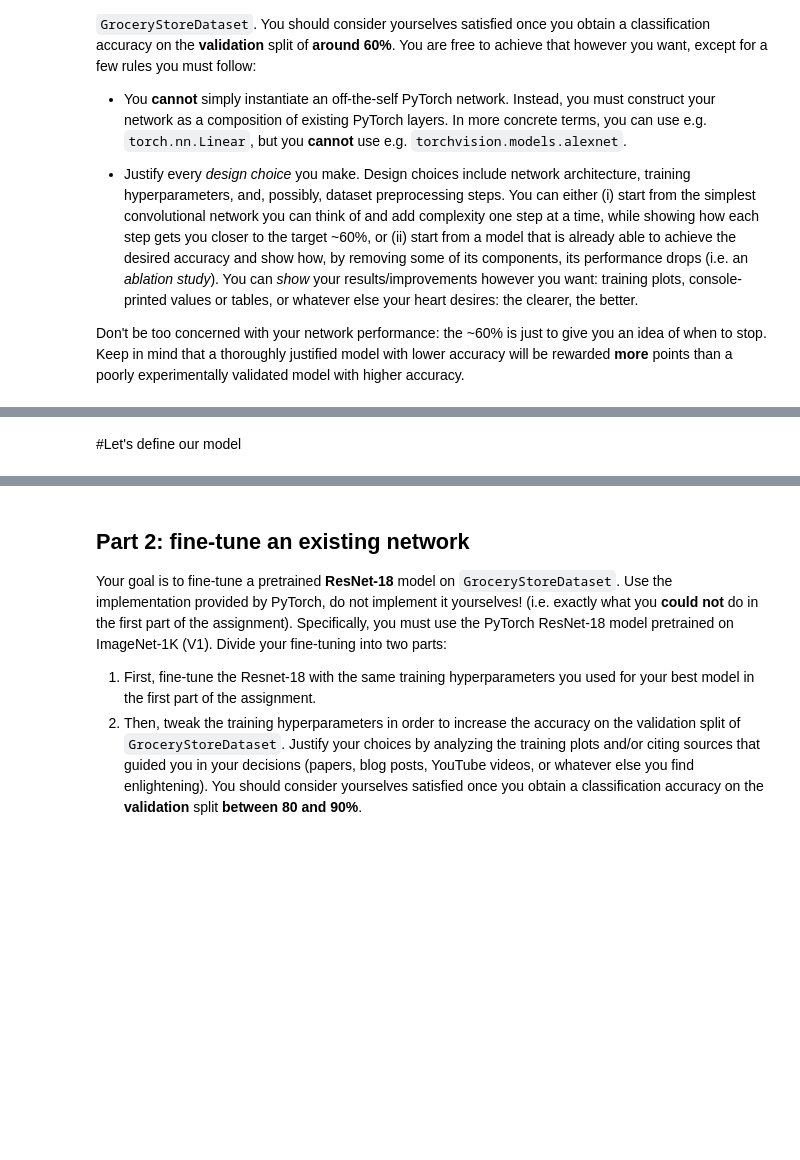
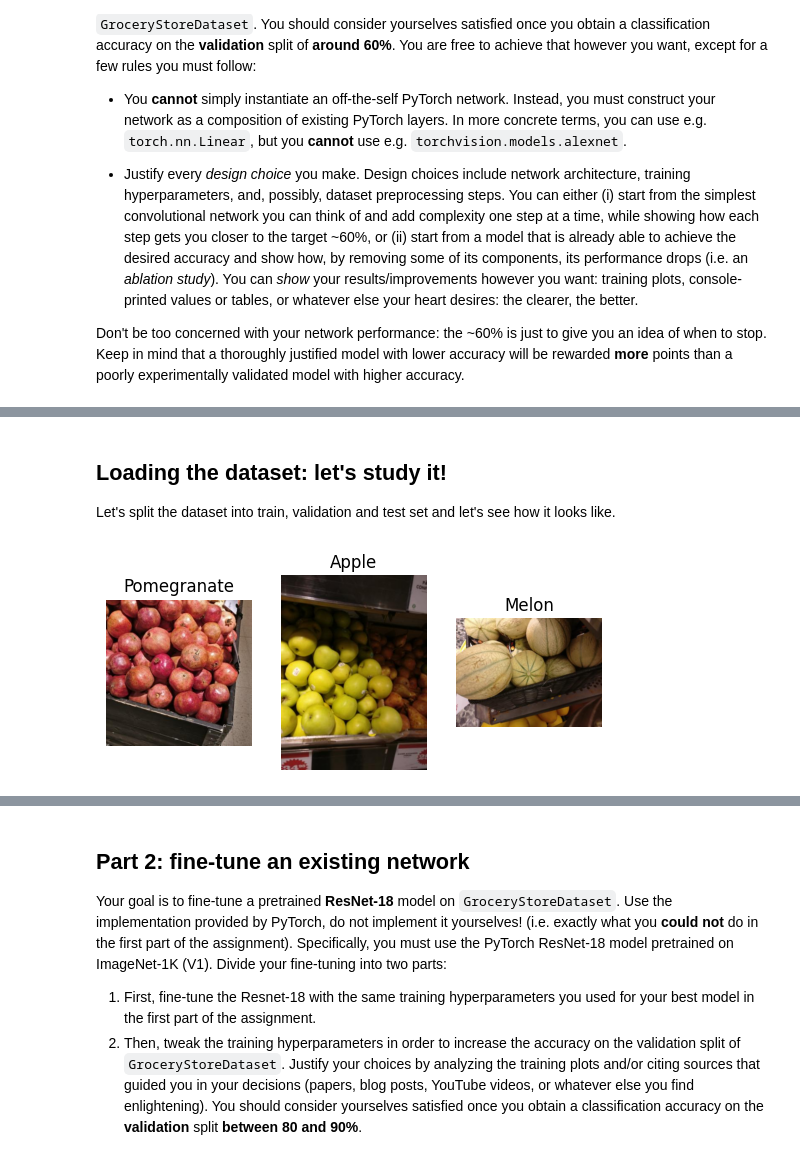
Before and after one commit to ncridlig/IPCV-UniBo, a Jupyter notebook: module2/assignment_module_2.ipynb, the cells around one changed output, grey strips where cells are left out. Drawn from its saved outputs; the diff is of its cells as text; code cells hidden in the pictures; blank space fills up the shorter version.

```diff
--- a/module2/assignment_module_2.ipynb
+++ b/module2/assignment_module_2.ipynb
@@ -184,20 +315,0 @@ test_dataset = GroceryStoreDataset(split='test', transform=transform)
-# %%
-shapes = []
-idxs = []
-count = 0
-for i in range(len(train_dataset)):
-  if train_dataset[i][0].shape not in shapes:
-    shapes.append(train_dataset[i][0].shape)
-    idxs.append(i)
-
-list(zip(shapes, idxs))
-# %%
-# Since I applied normalization as a transformation, the images are dark. try to see how it impacts
-
-_, ax = plt.subplots(1, 3)
-
-for i, idx in enumerate([0, 6, 524]):
-    img, label = train_dataset[idx]
-    ax[i].imshow(img.permute(1, 2, 0))
-    ax[i].set_title(label)
-    ax[i].axis("off")
@@ -270,2 +315,0 @@ WARNING:matplotlib.image:Clipping input data to the valid range for imshow with
-# %% [markdown]
-#Let's define our model
@@ -364,0 +316,21 @@ with torch.no_grad():
+# %% [markdown]
+## Loading the dataset: let's study it!
+Let's split the dataset into train, validation and test set and let's see how it looks like.
+# %%
+transform = T.Compose([
+    T.ToTensor()
+])
+
+train_dataset = GroceryStoreDataset(split='train', transform=transform)
+val_dataset = GroceryStoreDataset(split='val', transform=transform)
+test_dataset = GroceryStoreDataset(split='test', transform=transform)
+# %%
+_, ax = plt.subplots(1, 3)
+
+for i, idx in enumerate([1024, 6, 524]): # plotting different images of the training set
+    img, label = train_dataset[idx]
+    ax[i].imshow(img.permute(1, 2, 0))
+    ax[i].set_title(label_to_name.get(label))
+    ax[i].axis("off")
+# %% [output]
+[figure, added]
```
Also changed, not shown: parts of 79 cells of this notebook, 3 other files.
